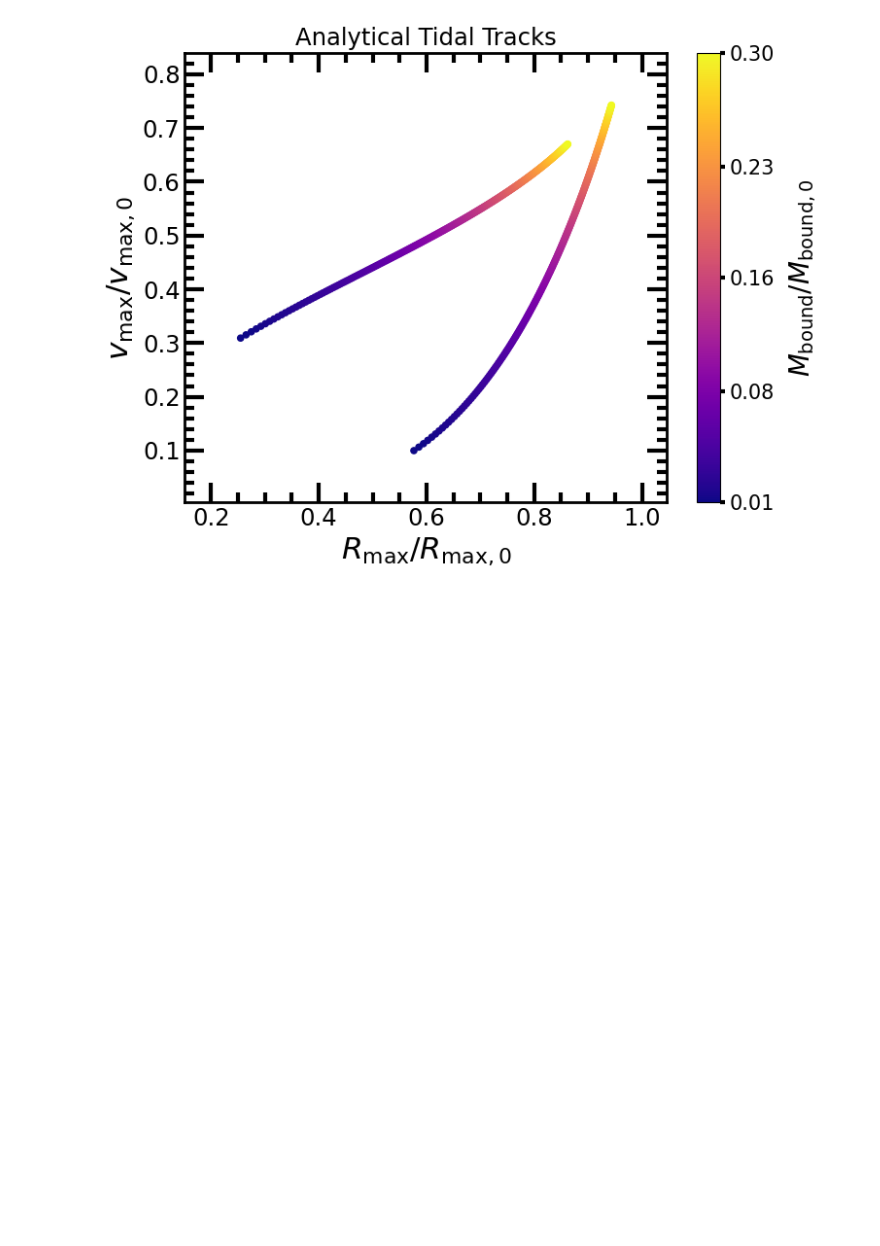
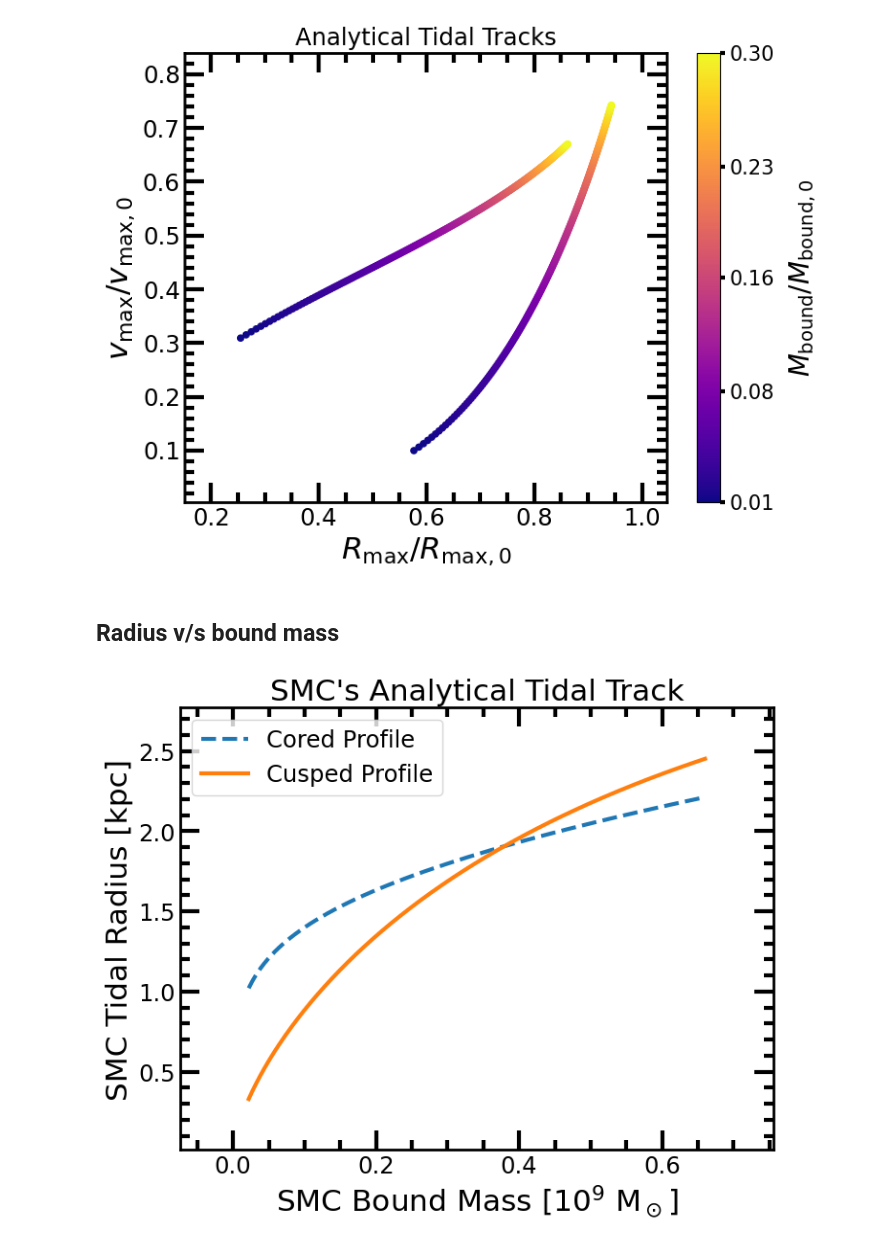
Before and after one commit to spec-s5/dark-matter-paper, a Jupyter notebook: nearfield/SMC_disruption/smc_dm_profile_evolution.ipynb, the cells around one changed output. Saved outputs shown, nothing was run; the diff lists cells and outputs as text; code cells hidden in the pictures; blank space fills up the shorter version.

Commit message:
smc tidal radius v/s bound mass

```diff
--- a/nearfield/SMC_disruption/smc_dm_profile_evolution.ipynb
+++ b/nearfield/SMC_disruption/smc_dm_profile_evolution.ipynb
@@ -68,3 +68,18 @@ pi.aesthetic(ax0)
 plt.show()
 # %% [output]
 [figure]
+# %% [markdown]
+## Radius v/s bound mass
+# %%
+fig = plt.figure(figsize = (8, 6))
+ax0 = fig.add_subplot(1, 1, 1)
+ax0.plot(delta_m_array*2.2, dr_cored_array*3.3, label = "Cored Profile", linewidth = 3, linestyle = "--")
+ax0.plot(delta_m_array*2.2, dr_cusped_array*3.3, label = "Cusped Profile", linewidth = 3)
+ax0.set_xlabel(r"SMC Bound Mass [$10^9$ M$_\odot$]")
+ax0.set_ylabel(r"SMC Tidal Radius [kpc]")
+ax0.set_title("SMC's Analytical Tidal Track")
+ax0.legend()
+pi.aesthetic(ax0)
+plt.show()
+# %% [output]
+[figure, added]
```
Also changed, not shown: 1 other file.
